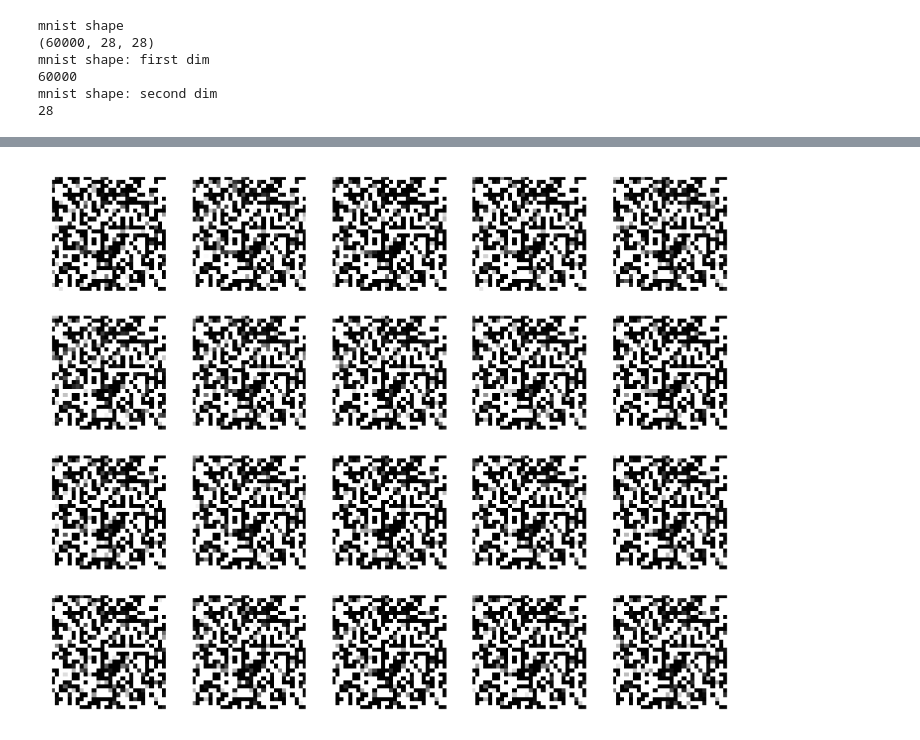
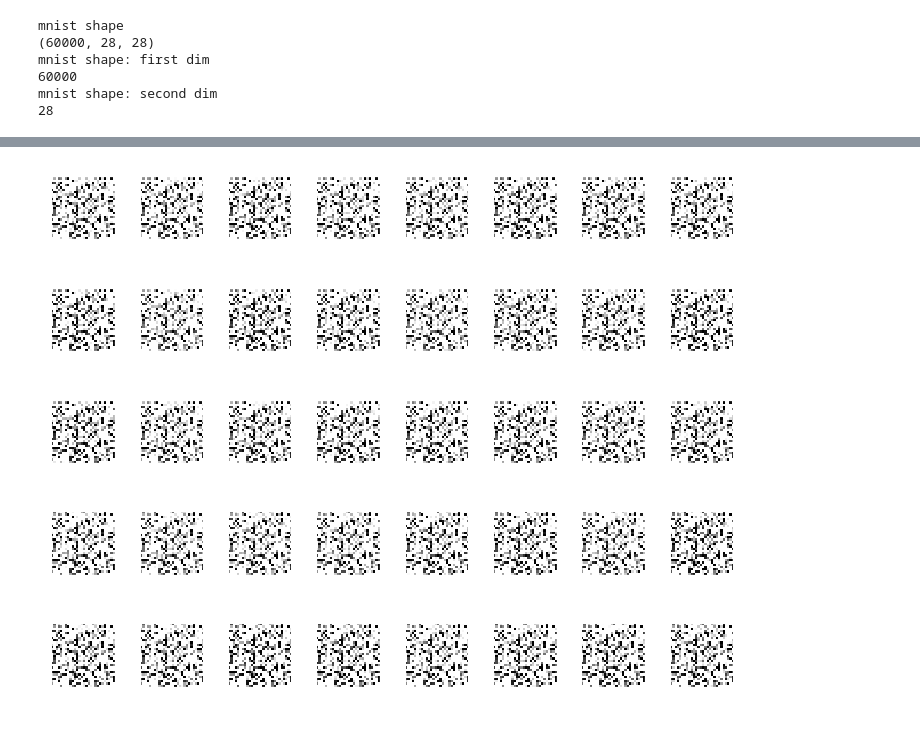
Before and after one commit to Jizhongpeng/2d_image_gans, a Jupyter notebook: mnist_gan.py.ipynb, the cells around one changed output, grey strips where cells are left out. Saved outputs shown, nothing was run; the diff lists cells and outputs as text; code cells hidden in the pictures.

```diff
--- a/mnist_gan.py.ipynb
+++ b/mnist_gan.py.ipynb
@@ -114,7 +51,7 @@ def generator(Z, reuse=False):
     model = Sequential()
 
     # layers
-    model.add(Dense(128, input_shape = (784,)))
+    model.add(Dense(128, input_shape = (100,)))
     model.add(keras.layers.LeakyReLU(alpha=0.01))
     model.add(Dense(784))
     model.add(Activation('tanh'))
@@ -193,7 +130,7 @@ plt.show()
 # creating labels for the data
 def make_labels(rows):
     #return np.ones([size, 1]), np.zeros([size, 1])
-    return np.random.uniform(low=0.0, high=0.3, size=(rows,1)), np.random.uniform(low=0.7, high=1.2, size=(rows,1))
+    return np.random.uniform(low=0.0, high=0.1, size=(rows,1)), np.random.uniform(low=0.9, high=1.0, size=(rows,1))
 b = make_labels(10)
 print(b)
 # %% [output]
@@ -221,7 +158,7 @@ print(b)
 K.clear_session()
 
 # placeholder variables
-Z_placeholder = K.placeholder(shape=(None,784))
+Z_placeholder = K.placeholder(shape=(None,100))
 X_placeholder = K.placeholder(shape=(784,))
 
 # declaring generator and discriminator
@@ -255,7 +192,7 @@ None
 # hyper parameters
 batch_size = 64
 eval_size = 16
-epochs = 20
+epochs = 100
 gen_learning_rate = 0.0001
 d_learning_rate = 0.001
 
@@ -267,6 +204,7 @@ gan.compile(optimizer=Adam(lr=g_learning_rate), loss='binary_crossentropy')
 # variables for data
 x_train_processed = preprocess(x_train)
 x_test_processed = preprocess(x_test)
+
 y_train_real, y_train_fake = make_labels(batch_size)
 y_eval_real,  y_eval_fake  = make_labels(eval_size)
 
@@ -280,7 +218,7 @@ for e in range(epochs):
         x_batch_real = x_train_processed[i * batch_size: (i+1)*batch_size]
 
         # noise samples and corresponding images created by generator
-        noise_samples = sample_Z(batch_size, 784)
+        noise_samples = sample_Z(batch_size, 100)
         x_batch_fake = G_sample.predict_on_batch(noise_samples)
 
         # training the discriminator to detect real and fake images
@@ -295,7 +233,7 @@ for e in range(epochs):
     # evaluate
     x_eval_real = x_train_processed[np.random.choice(len(x_train_processed), eval_size, replace=False)]
 
-    noise_samples = sample_Z(eval_size, 784)
+    noise_samples = sample_Z(eval_size, 100)
     x_eval_fake = G_sample.predict_on_batch(noise_samples)
 
     d_loss = D_sample.test_on_batch(x_eval_real, y_eval_real)
@@ -314,19 +276,19 @@ Epoch:   4/20 Discriminator Loss: 0.8550 Generator Loss: 1.0653
 # %%
-post_training_test = deprocess_test
+post_training_test = sample_Z(40,100)
 generated_digits = G_sample.predict(post_training_test)
 
 plt.figure(figsize=(10, 8))
-for i in range(20):
+for i in range(40):
     img = deprocess(generated_digits[i])
-    plt.subplot(4, 5, i+1)
+    plt.subplot(5, 8, i+1)
     plt.imshow(img, cmap='gray')
     plt.xticks([])
     plt.yticks([])
 plt.tight_layout()
 plt.show()
 #plt.savefig('2nd_gen.png')
 # %% [output]
-[figure, old version]
+[figure, new version]
 # %%
 # Needs adaptation
 
```
Also changed, not shown: parts of 10 cells of this notebook.
